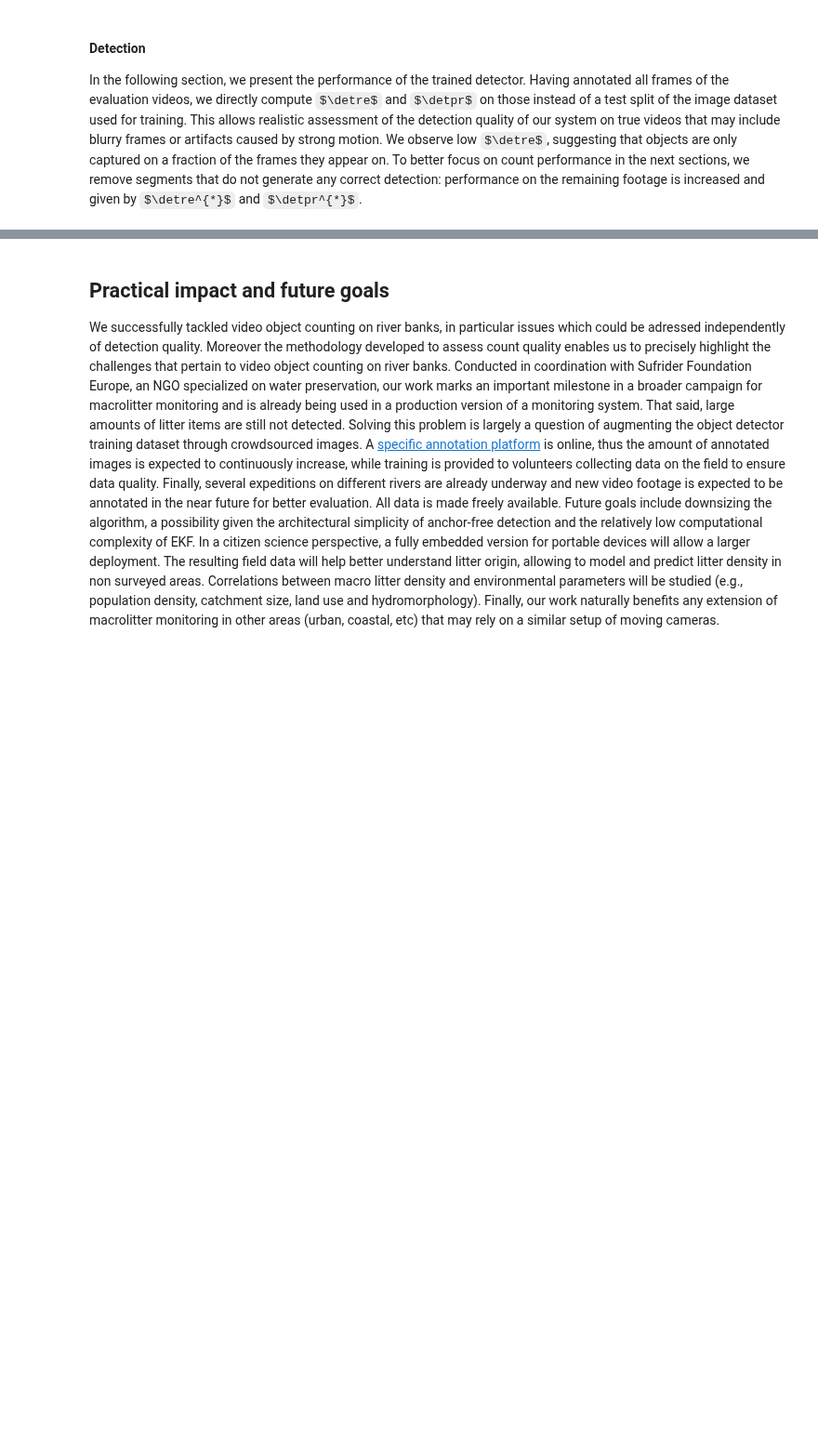
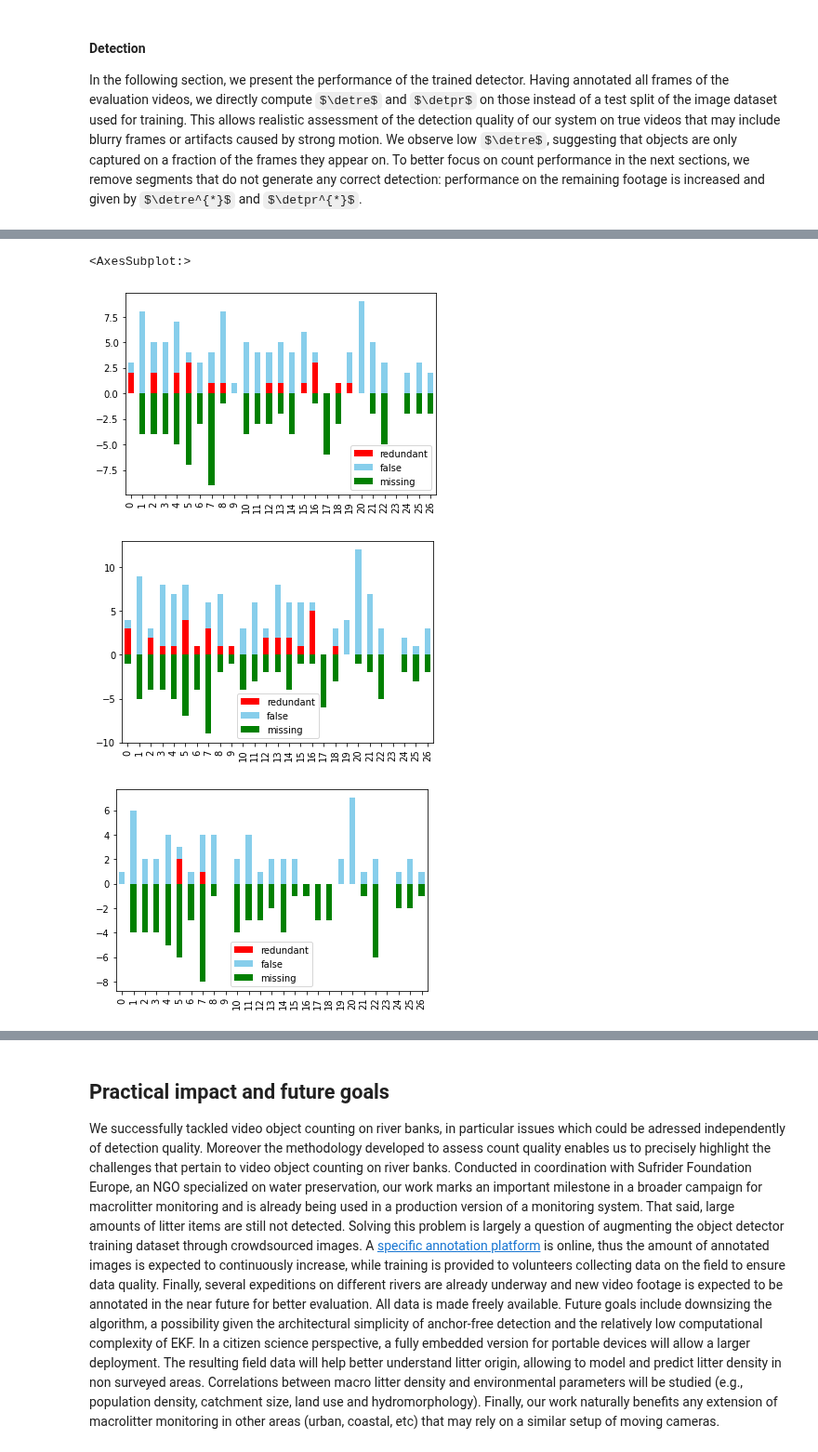
Before and after one commit to mchagneux/computo_paper, a Jupyter notebook: paper.ipynb, the cells around one changed output, grey strips where cells are left out. Shown at 93% size. Drawn from its saved outputs; the diff is of its cells as text; code cells hidden in the pictures; some formulas as TeX source; blank space fills up the shorter version.

Commit message:
adding plots

````diff
--- a/paper.ipynb
+++ b/paper.ipynb
@@ -746,6 +805,34 @@ display(ours)
 
 # ours.columns = [nmis, mu_nmis, sigma_nmis, nfalse, mu_nfalse, sigma_nfalse, nred, mu_nred, sigma_nred]
 # glue('ours_tracking_results',ours.to_markdown(), display=False)
+# %%
+import pandas as pd
+import seaborn as sns
+results = pd.read_csv(os.path.join(eval_dir_short,'surfrider-test','sort','pedestrian_detailed.csv'))
+results = results.loc[:,['Redundant_IDs___50','False_IDs___50','Missing_IDs___50']].iloc[:-1]
+
+results.columns = ['redundant', 'false', 'missing']
+results.loc[:,'missing'] = - results.loc[:,'missing']
+results.plot(kind='bar', stacked=True, color=['red', 'skyblue', 'green'])
+
+results = pd.read_csv(os.path.join(eval_dir_short,'surfrider-test','fairmot_cleaned','pedestrian_detailed.csv'))
+results = results.loc[:,['Redundant_IDs___50','False_IDs___50','Missing_IDs___50']].iloc[:-1]
+
+results.columns = ['redundant', 'false', 'missing']
+results.loc[:,'missing'] = - results.loc[:,'missing']
+results.plot(kind='bar', stacked=True, color=['red', 'skyblue', 'green'])
+
+results = pd.read_csv(os.path.join(eval_dir_short,'surfrider-test','ours_EKF_1_12fps_v2_7_tau_5','pedestrian_detailed.csv'))
+results = results.loc[:,['Redundant_IDs___50','False_IDs___50','Missing_IDs___50']].iloc[:-1]
+
+results.columns = ['redundant', 'false', 'missing']
+results.loc[:,'missing'] = - results.loc[:,'missing']
+results.plot(kind='bar', stacked=True, color=['red', 'skyblue', 'green'])
+# %% [output]
+<AxesSubplot:>
+[figure, added]
+[figure, added]
+[figure, added]
 # %% [markdown]
 <!-- ```{glue:} fairmot_star_tracking_results
 ``` -->
````
Also changed, not shown: parts of 11 cells of this notebook, 2 other files.
